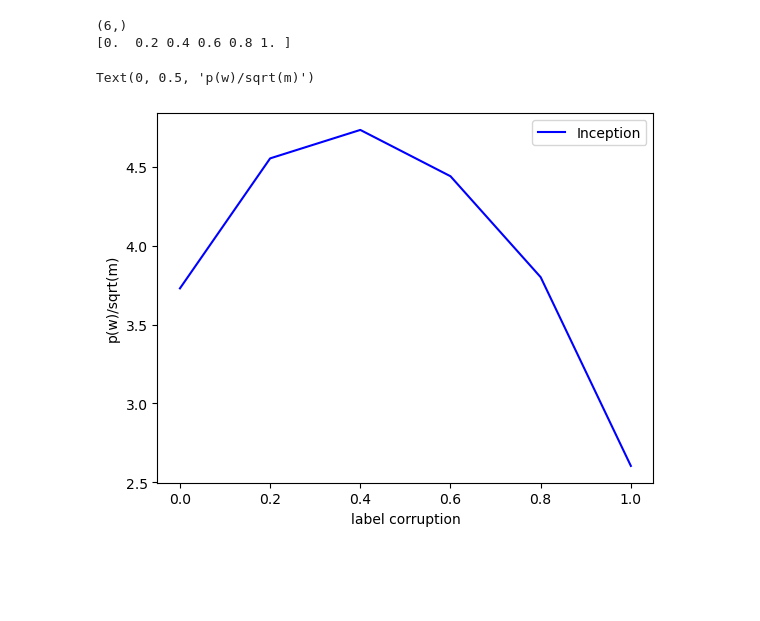
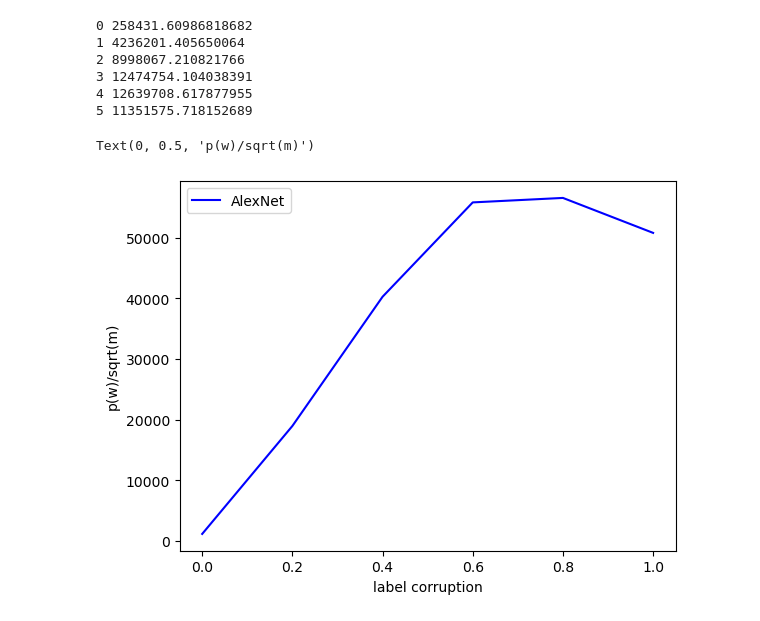
Before and after one commit to wsshen/MachineLearning, a Jupyter notebook: CIFAR/norm_plot.ipynb, the cells around one changed output. Saved outputs shown, nothing was run; the diff lists cells and outputs as text; code cells hidden in the pictures; blank space fills up the shorter version.

```diff
--- a/CIFAR/norm_plot.ipynb
+++ b/CIFAR/norm_plot.ipynb
@@ -335,13 +324,24 @@ Text(0, 0.5, 'test error')
 # %%
 plt.figure()
-norm = np.zeros(len(sub_folder00))
+norm = np.ones(len(sub_folder00))
 for i in range(len(sub_folder00)):
     directory = dir00 + os.sep + sub_folder00[i]
     weights_dir = directory + os.sep + file_weights
     model = InceptionSmall(3)
     model.load_state_dict(torch.load(weights_dir,weights_only=True))
 
-    for param in model.parameters():
-        norm[i] +=np.sum(torch.detach(param).numpy()**2)
+    for layer in model.children():
+        layer_sum = 0
+        for param in layer.parameters():
+
+            layer_sum += np.sum(torch.detach(param).numpy()**2)
+        if layer_sum == 0:
+            layer_sum =1
+        norm[i] *= np.sqrt(layer_sum)
+    print(i,norm[i])
+
 norm = norm/np.sqrt(50000)
 plt.plot(np.arange(0,1.2,0.2),norm,'r')
+plt.legend(['Inception'])
+plt.xlabel('label corruption')
+plt.ylabel('p(w)/sqrt(m)')
@@ -348,25 +357,34 @@ plt.plot(np.arange(0,1.2,0.2),norm,'r')
 # %%
-
-
-norm = np.zeros(len(sub_folder01))
+norm = np.ones(len(sub_folder01))
 for i in range(len(sub_folder01)):
     directory = dir01 + os.sep + sub_folder01[i]
     weights_dir = directory + os.sep + file_weights
     model = AlexnetSmall(3)
     model.load_state_dict(torch.load(weights_dir,weights_only=True))
 
-    for param in model.parameters():
-        norm[i] +=np.sum(torch.detach(param).numpy()**2)
+    for layer in model.children():
+        layer_sum = 0
+        for param in layer.parameters():
+
+            layer_sum += np.sum(torch.detach(param).numpy()**2)
+        if layer_sum == 0:
+            layer_sum =1
+        norm[i] *= np.sqrt(layer_sum)
+    print(i,norm[i])
+
 norm = norm/np.sqrt(50000)
-print(norm.shape)
-print(np.arange(0,1.2,0.2))
+
 plt.plot(np.arange(0,1.2,0.2),norm,'b')
 
-plt.legend(['Inception','AlexNet'])
+plt.legend(['AlexNet'])
 plt.xlabel('label corruption')
 plt.ylabel('p(w)/sqrt(m)')
 # %% [output]
-(6,)
-[0.  0.2 0.4 0.6 0.8 1. ]
+0 258431.60986818682
+1 4236201.405650064
+2 8998067.210821766
+3 12474754.104038391
+4 12639708.617877955
+5 11351575.718152689
 Text(0, 0.5, 'p(w)/sqrt(m)')
-[figure, old version]
+[figure, new version]
```
Also changed, not shown: parts of 7 cells of this notebook, 2 other files.
